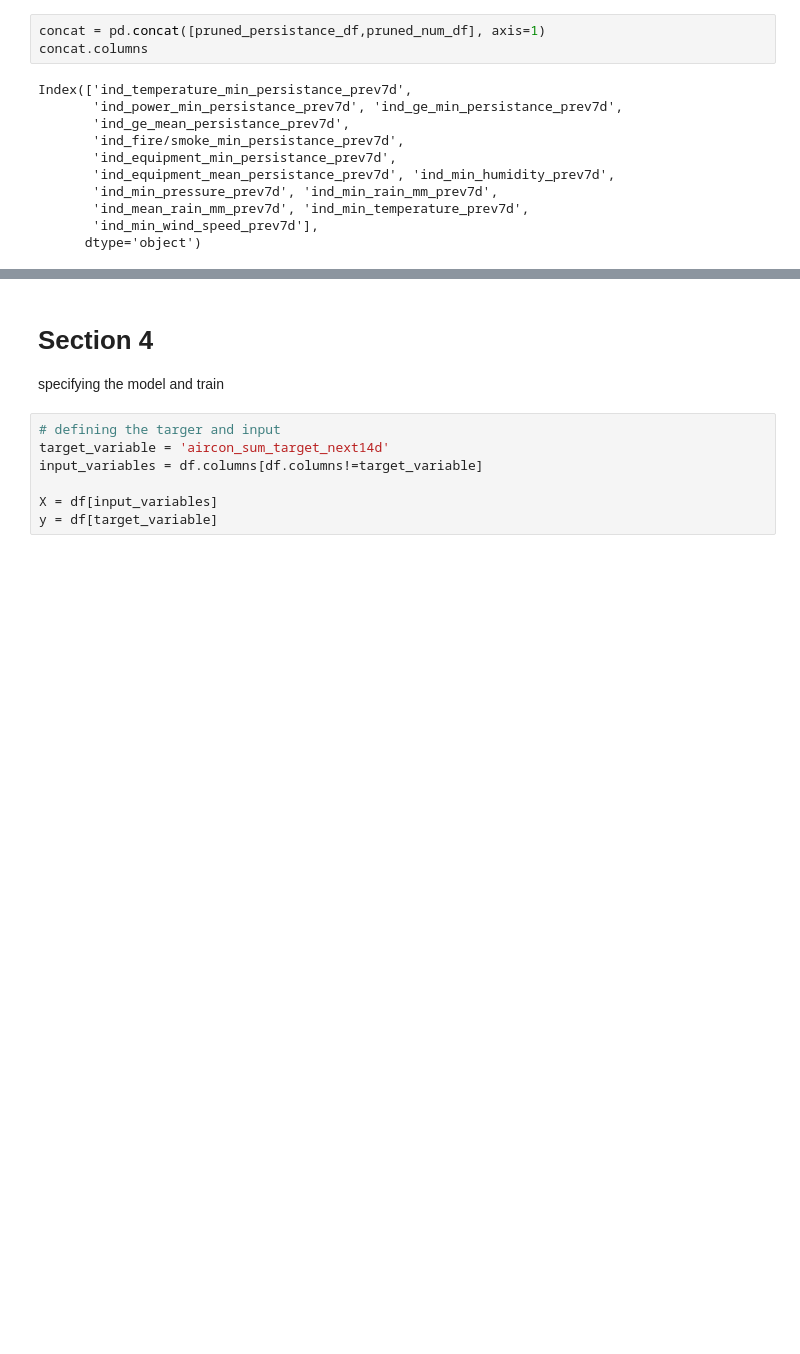
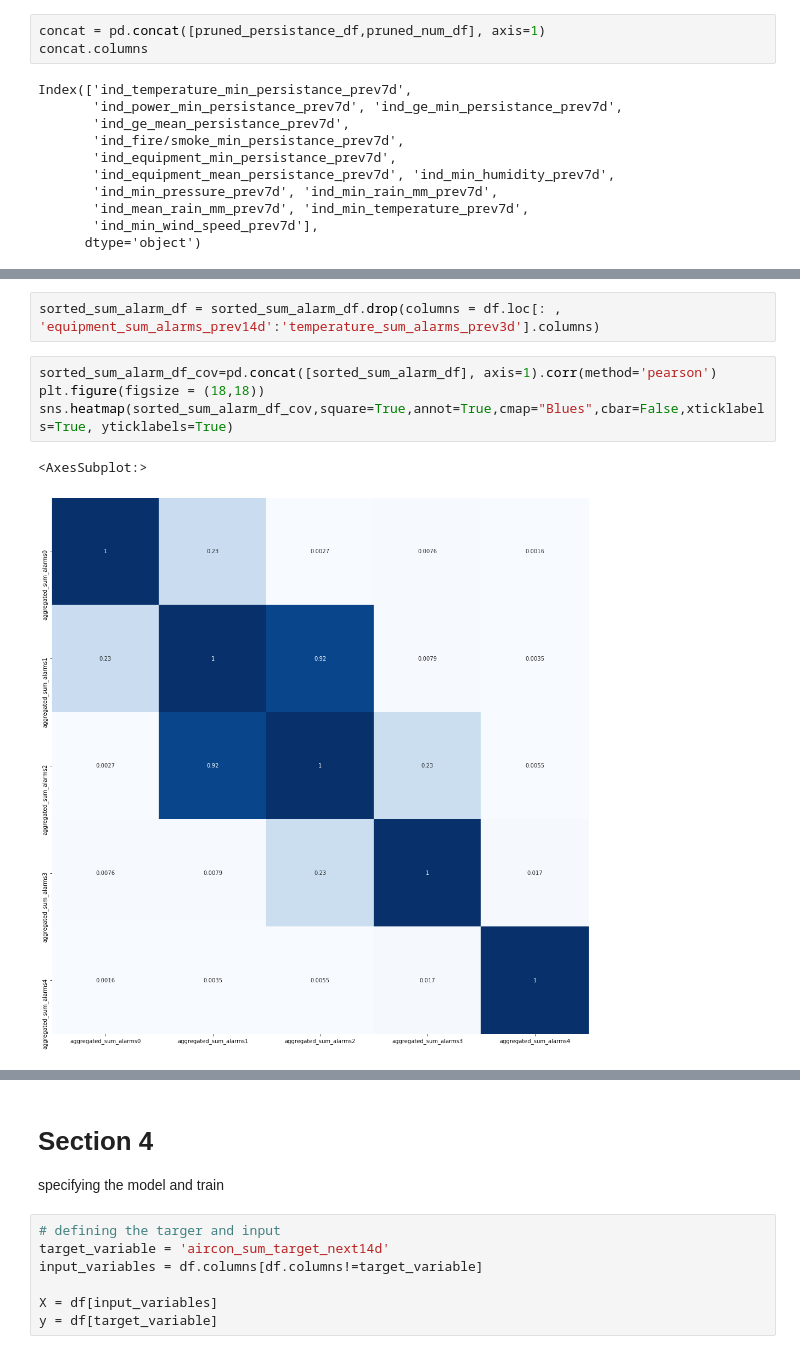
Before and after one commit to taratandel/Predictive-Maintenance, a Jupyter notebook: DMTM2020-Challenge-Part1.ipynb, the cells around one changed output, grey strips where cells are left out. Drawn from its saved outputs; the diff is of its cells as text; blank space fills up the shorter version.

```diff
--- a/DMTM2020-Challenge-Part1.ipynb
+++ b/DMTM2020-Challenge-Part1.ipynb
@@ -528,0 +581,9 @@ Index(['ind_temperature_min_persistance_prev7d',
+# %%
+sorted_sum_alarm_df = sorted_sum_alarm_df.drop(columns = df.loc[: , 'equipment_sum_alarms_prev14d':'temperature_sum_alarms_prev3d'].columns)
+# %%
+sorted_sum_alarm_df_cov=pd.concat([sorted_sum_alarm_df], axis=1).corr(method='pearson')
+plt.figure(figsize = (18,18))
+sns.heatmap(sorted_sum_alarm_df_cov,square=True,annot=True,cmap="Blues",cbar=False,xticklabels=True, yticklabels=True)
+# %% [output]
+<AxesSubplot:>
+[figure, added]
```
Also changed, not shown: parts of 20 cells of this notebook.
